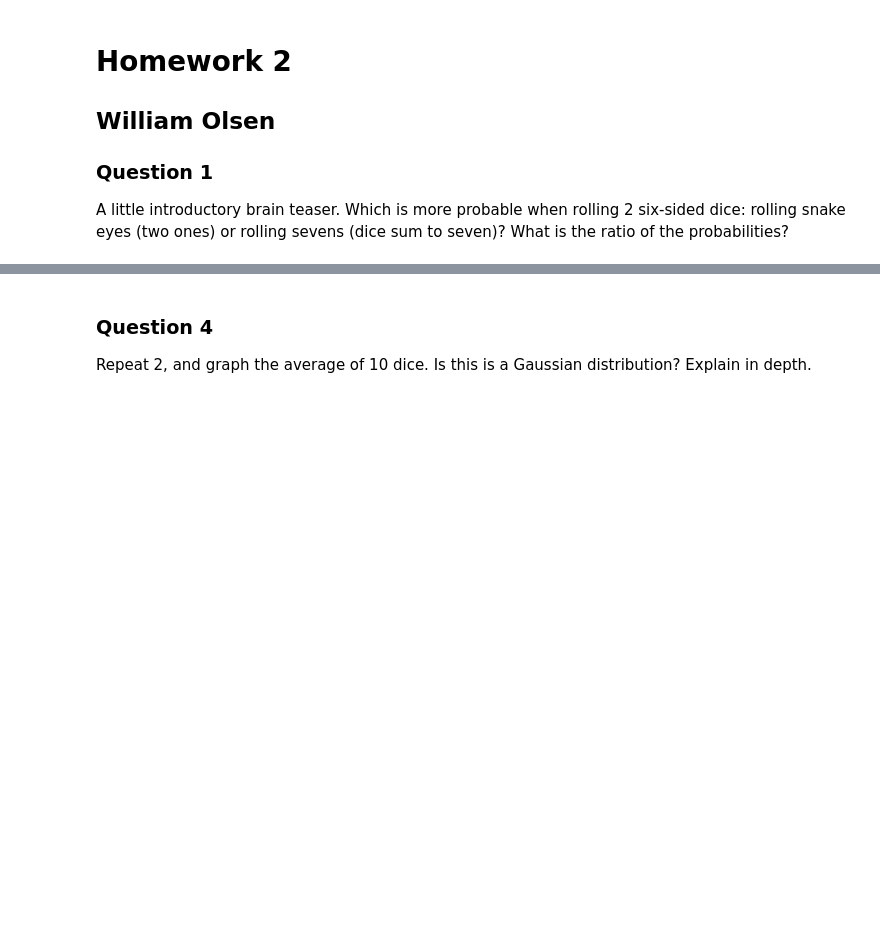
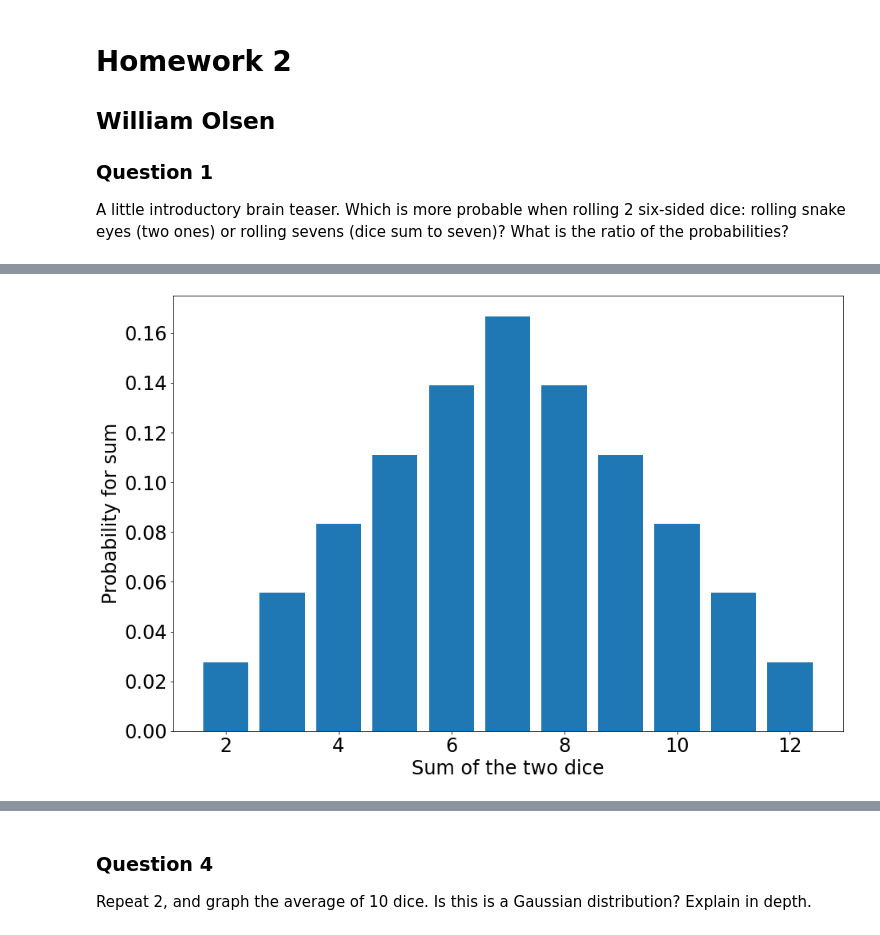
Before and after one commit to williamdolsen/phys434-21au, a Jupyter notebook: homework/hw2/homework2.ipynb, the cells around one changed output, grey strips where cells are left out. Saved outputs shown, nothing was run; the diff lists cells and outputs as text; code cells hidden in the pictures; blank space fills up the shorter version.

```diff
--- a/homework/hw2/homework2.ipynb
+++ b/homework/hw2/homework2.ipynb
@@ -5,5 +5,15 @@
 ### Question 1
 
 A little introductory brain teaser. Which is more probable when rolling 2 six-sided dice: rolling snake eyes (two ones) or rolling sevens (dice sum to seven)? What is the ratio of the probabilities?
+# %%
+# general imports
+import numpy as np
+import matplotlib
+import matplotlib.pyplot as plt
+import scipy
+from scipy import stats
+
+# general graphing setup
+plt.rcParams["figure.figsize"] = (15,10)
 # %% [markdown]
 There are $6*6$ total combinations for the rolls of two six sided dice.  There is only one way to get snake eyes (rolling a one on each dice) compared to many ways to roll a seven.
@@ -22,3 +56,14 @@ Following what we did in class show how to use the convolution operator to deter
+# %%
+x = np.linspace(2, 12, 11)
+dice_probabilities = [1/6, 1/6, 1/6, 1/6, 1/6, 1/6]
+y = np.convolve(dice_probabilities, dice_probabilities)
+plt.bar(x, y)
+plt.tick_params(labelsize=24)
+plt.xlabel("Sum of the two dice", fontdict={'size':24})
+plt.ylabel("Probability for sum", fontdict={'size':24})
+plt.show()
+# %% [output]
+[figure, added]
 # %% [markdown]
 ### Question 3
 
```
Also changed, not shown: parts of 12 cells of this notebook.
